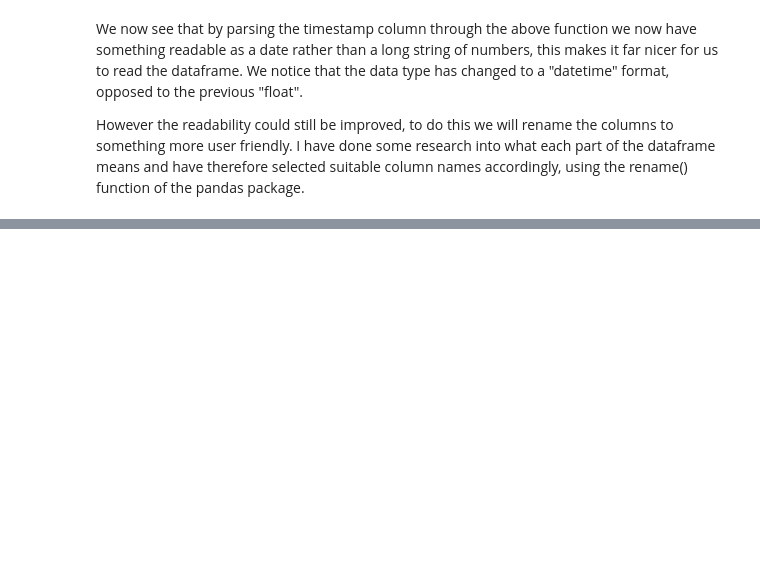
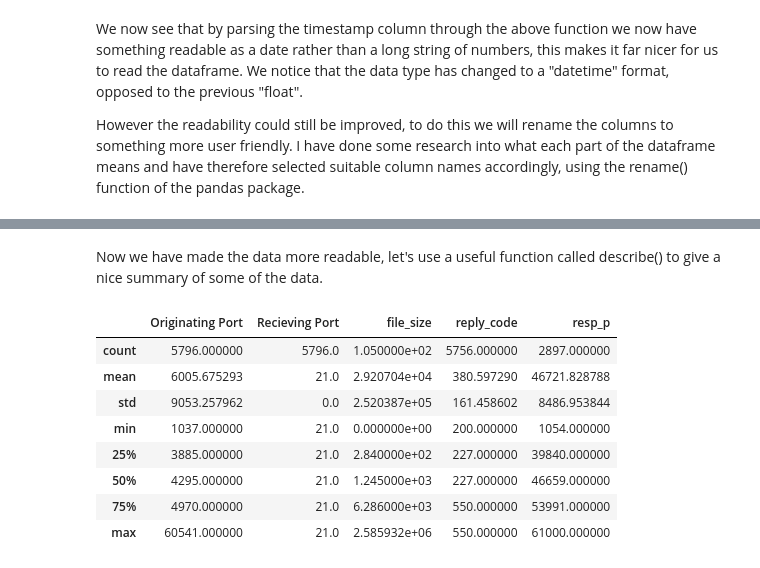
Before and after one commit to gabejg/Data-Science-Toolbox-Assessment-0, a Jupyter notebook: Gabriel Grant/PyAnalysis.ipynb, the cells around one changed output, grey strips where cells are left out. Cells and saved outputs as stored; diff of their text form; code cells hidden in the pictures; blank space fills up the shorter version.

```diff
--- a/Gabriel Grant/PyAnalysis.ipynb
+++ b/Gabriel Grant/PyAnalysis.ipynb
@@ -135,0 +145,14 @@ ftp_df.head()
+# %% [markdown]
+Now we have made the data more readable, let's use a useful function called describe() to give a nice summary of some of the data.
+# %%
+ftp_df.describe()
+# %% [output]
+|  | Originating Port | Recieving Port | file_size | reply_code | resp_p |
+| count | 5796.000000 | 5796.0 | 1.050000e+02 | 5756.000000 | 2897.000000 |
+| mean | 6005.675293 | 21.0 | 2.920704e+04 | 380.597290 | 46721.828788 |
+| std | 9053.257962 | 0.0 | 2.520387e+05 | 161.458602 | 8486.953844 |
+| min | 1037.000000 | 21.0 | 0.000000e+00 | 200.000000 | 1054.000000 |
+| 25% | 3885.000000 | 21.0 | 2.840000e+02 | 227.000000 | 39840.000000 |
+| 50% | 4295.000000 | 21.0 | 1.245000e+03 | 227.000000 | 46659.000000 |
+| 75% | 4970.000000 | 21.0 | 6.286000e+03 | 550.000000 | 53991.000000 |
+| max | 60541.000000 | 21.0 | 2.585932e+06 | 550.000000 | 61000.000000 |
```
Also changed, not shown: parts of 9 cells of this notebook.
